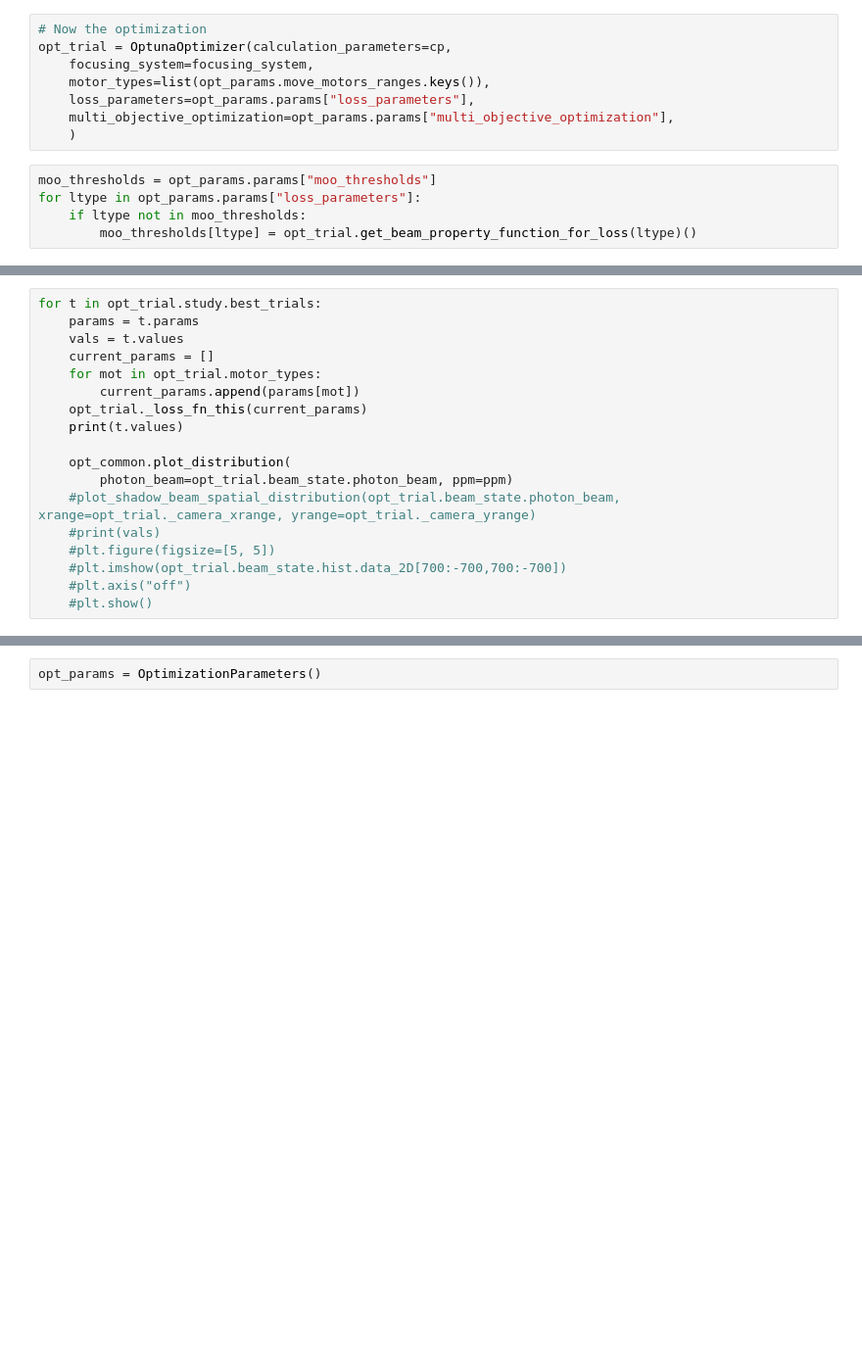
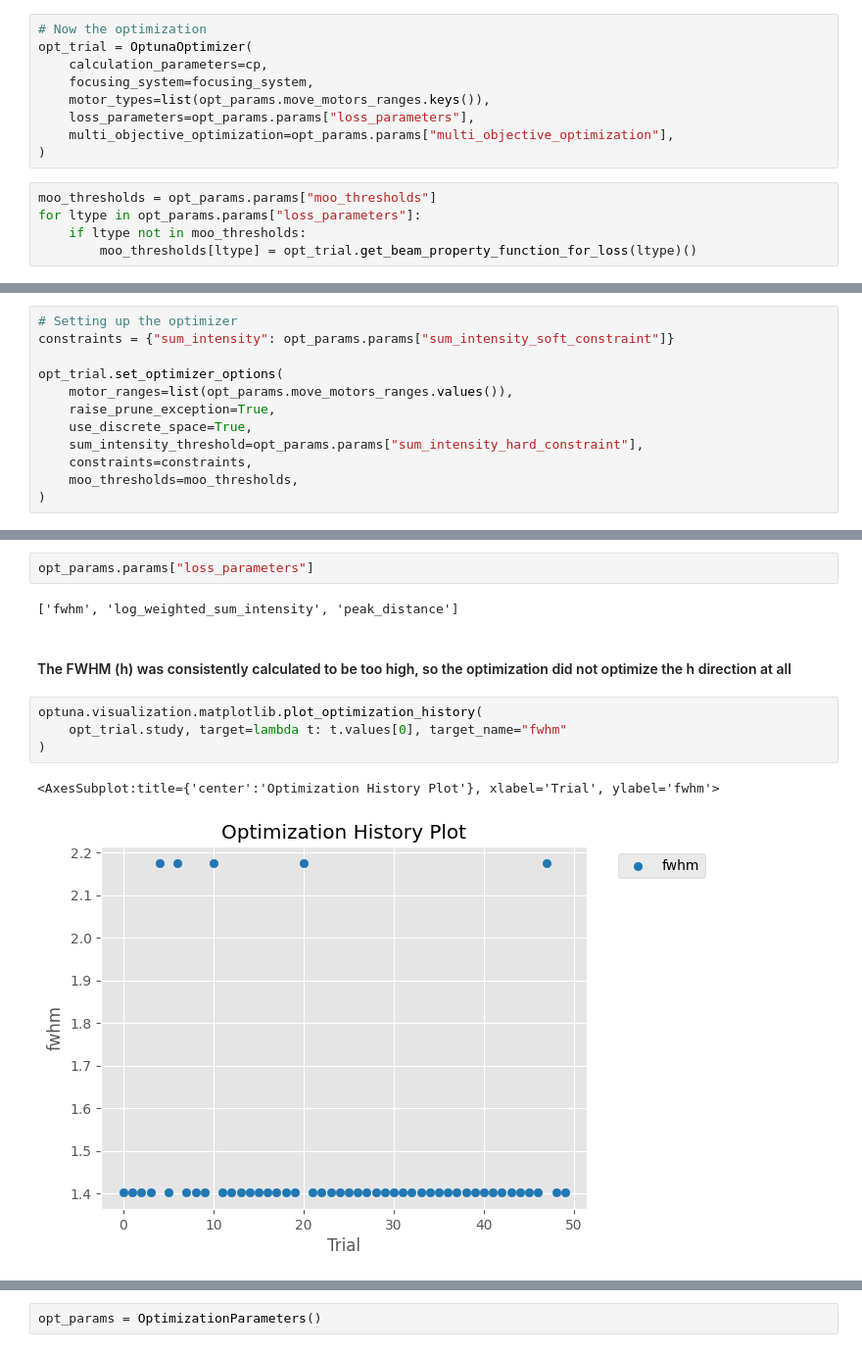
Before and after one commit to AI-ML-at-APS/AI-ML_Control_System, a Jupyter notebook: work_directory/28-ID/jupyter/sims_w_noise/fwhm_wsum_peak_location.ipynb, the cells around one changed output, grey strips where cells are left out. Shown at 98% size. Cells and saved outputs as stored; diff of their text form; blank space fills up the shorter version.

```diff
--- a/work_directory/28-ID/jupyter/sims_w_noise/fwhm_wsum_peak_location.ipynb
+++ b/work_directory/28-ID/jupyter/sims_w_noise/fwhm_wsum_peak_location.ipynb
@@ -236,12 +235,13 @@ Perturbed beam system log_weighted_sum_intensity: 3.521e+00
 opt_params = OptimizationParameters()
 # %%
 # Now the optimization
-opt_trial = OptunaOptimizer(calculation_parameters=cp,
+opt_trial = OptunaOptimizer(
+    calculation_parameters=cp,
     focusing_system=focusing_system,
     motor_types=list(opt_params.move_motors_ranges.keys()),
     loss_parameters=opt_params.params["loss_parameters"],
     multi_objective_optimization=opt_params.params["multi_objective_optimization"],
-    )
+)
 # %%
 moo_thresholds = opt_params.params["moo_thresholds"]
 for ltype in opt_params.params["loss_parameters"]:
@@ -376,18 +249,0 @@ for t in opt_trial.study.best_trials:
-# %%
-for t in opt_trial.study.best_trials:
-    params = t.params
-    vals = t.values
-    current_params = []
-    for mot in opt_trial.motor_types:
-        current_params.append(params[mot])
-    opt_trial._loss_fn_this(current_params)
-    print(t.values)
-
-    opt_common.plot_distribution(
-        photon_beam=opt_trial.beam_state.photon_beam, ppm=ppm)
-    #plot_shadow_beam_spatial_distribution(opt_trial.beam_state.photon_beam, xrange=opt_trial._camera_xrange, yrange=opt_trial._camera_yrange)
-    #print(vals)
-    #plt.figure(figsize=[5, 5])
-    #plt.imshow(opt_trial.beam_state.hist.data_2D[700:-700,700:-700])
-    #plt.axis("off")
-    #plt.show()
@@ -482,0 +250,12 @@ Perturbed beam system peak_distance: 3.229e-02
+# %%
+# Setting up the optimizer
+constraints = {"sum_intensity": opt_params.params["sum_intensity_soft_constraint"]}
+
+opt_trial.set_optimizer_options(
+    motor_ranges=list(opt_params.move_motors_ranges.values()),
+    raise_prune_exception=True,
+    use_discrete_space=True,
+    sum_intensity_threshold=opt_params.params["sum_intensity_hard_constraint"],
+    constraints=constraints,
+    moo_thresholds=moo_thresholds,
+)
@@ -482,0 +294,13 @@ Perturbed beam system peak_distance: 3.229e-02
+# %%
+opt_params.params["loss_parameters"]
+# %% [output]
+['fwhm', 'log_weighted_sum_intensity', 'peak_distance']
+# %% [markdown]
+#### The FWHM (h) was consistently calculated to be too high, so the optimization did not optimize the h direction at all
+# %%
+optuna.visualization.matplotlib.plot_optimization_history(
+    opt_trial.study, target=lambda t: t.values[0], target_name="fwhm"
+)
+# %% [output]
+<AxesSubplot:title={'center':'Optimization History Plot'}, xlabel='Trial', ylabel='fwhm'>
+[figure, added]
```
Also changed, not shown: parts of 108 cells of this notebook, 8 other files.
